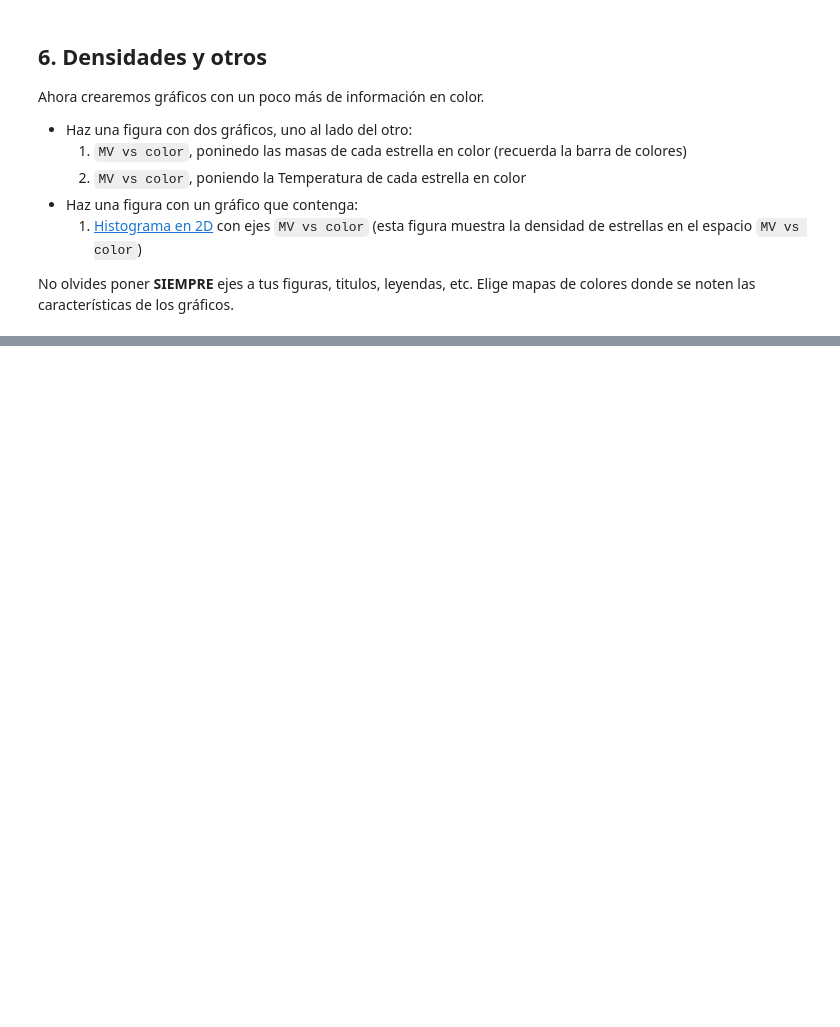
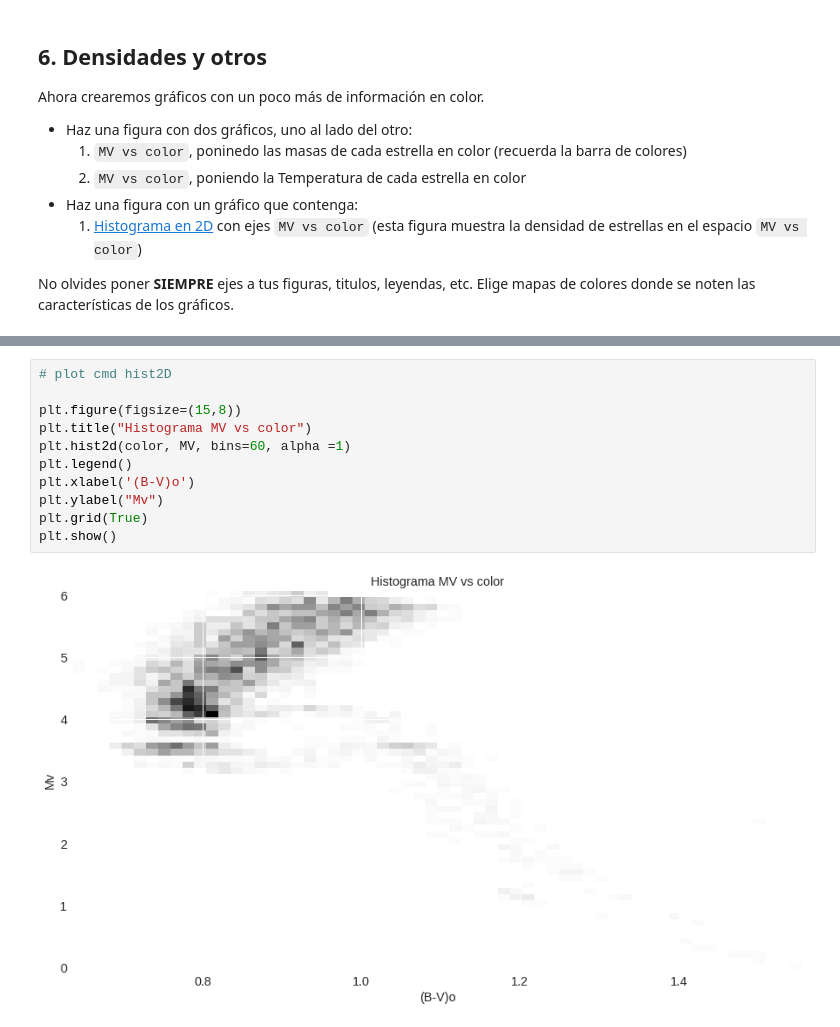
Before and after one commit to franciscourbina/minitarea2, a Jupyter notebook: minitarea2.ipynb, the cells around one changed output, grey strips where cells are left out. Saved outputs shown, nothing was run; the diff lists cells and outputs as text; blank space fills up the shorter version.

```diff
--- a/minitarea2.ipynb
+++ b/minitarea2.ipynb
@@ -223,0 +230,13 @@ No olvides poner **SIEMPRE** ejes a tus figuras, titulos, leyendas, etc. Elige m
+# %%
+# plot cmd hist2D
+
+plt.figure(figsize=(15,8))
+plt.title("Histograma MV vs color")
+plt.hist2d(color, MV, bins=60, alpha =1)
+plt.legend()
+plt.xlabel('(B-V)o')
+plt.ylabel("Mv")
+plt.grid(True)
+plt.show()
+# %% [output]
+[figure, added]
```
Also changed, not shown: parts of 4 cells of this notebook.
